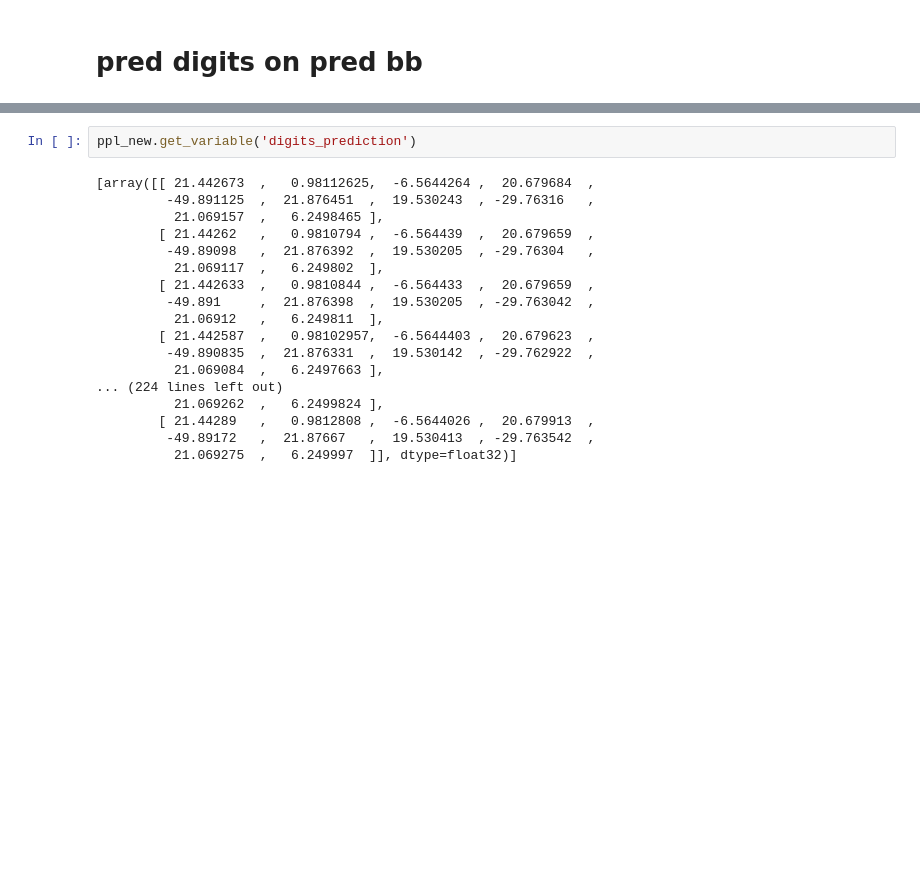
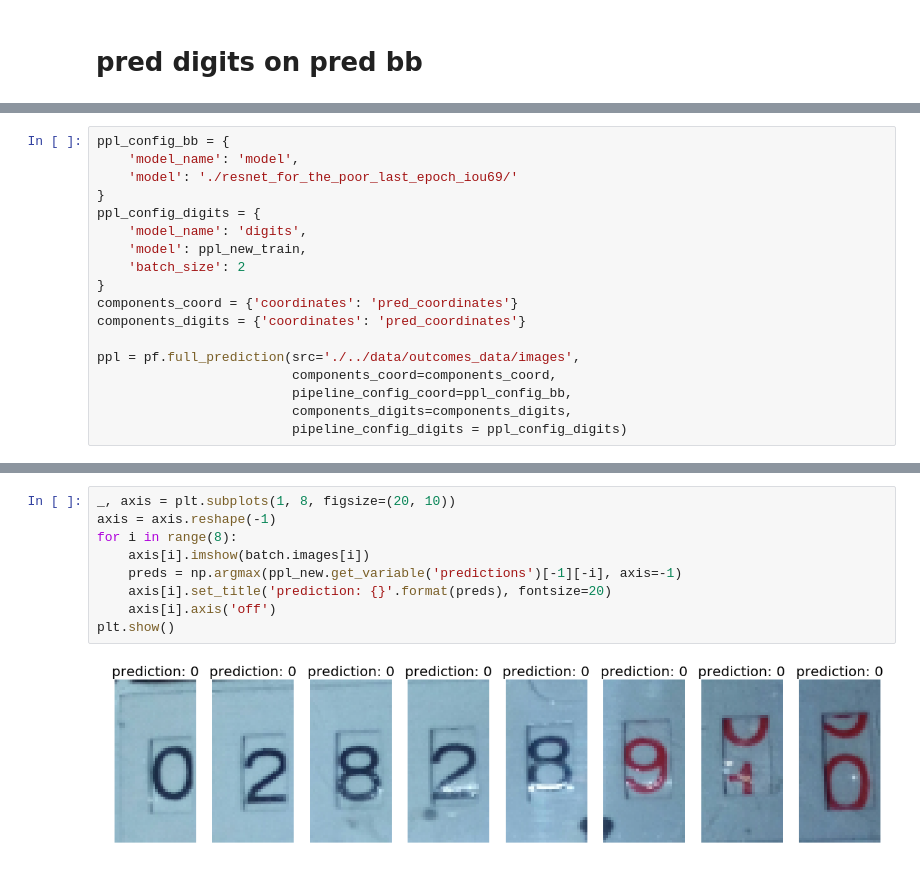
Before and after one commit to analysiscenter/meters, a Jupyter notebook: examples/Pipeline_factory_example.ipynb, the cells around one changed output, grey strips where cells are left out. Saved outputs shown, nothing was run; the diff lists cells and outputs as text; blank space fills up the shorter version.

```diff
--- a/examples/Pipeline_factory_example.ipynb
+++ b/examples/Pipeline_factory_example.ipynb
@@ -150 +245,19 @@ ppl = pf.simple_predict_numbers('model', './mobilenet_v2/', 'digits', ppl_new, s
+# %%
+ppl_config_bb = {
+    'model_name': 'model',
+    'model': './resnet_for_the_poor_last_epoch_iou69/'
+}
+ppl_config_digits = {
+    'model_name': 'digits',
+    'model': ppl_new_train,
+    'batch_size': 2
+}
+components_coord = {'coordinates': 'pred_coordinates'}
+components_digits = {'coordinates': 'pred_coordinates'}
+
+ppl = pf.full_prediction(src='./../data/outcomes_data/images',
+                         components_coord=components_coord,
+                         pipeline_config_coord=ppl_config_bb,
+                         components_digits=components_digits,
+                         pipeline_config_digits = ppl_config_digits)
 # %%
@@ -156,20 +268,11 @@ INFO:tensorflow:Restoring parameters from ./mobilenet_v2/model-45950
-# %%
-ppl_new.get_variable('digits_prediction')
-# %% [output]
-[array([[ 21.442673  ,   0.98112625,  -6.5644264 ,  20.679684  ,
-         -49.891125  ,  21.876451  ,  19.530243  , -29.76316   ,
-          21.069157  ,   6.2498465 ],
-        [ 21.44262   ,   0.9810794 ,  -6.564439  ,  20.679659  ,
-         -49.89098   ,  21.876392  ,  19.530205  , -29.76304   ,
-          21.069117  ,   6.249802  ],
-        [ 21.442633  ,   0.9810844 ,  -6.564433  ,  20.679659  ,
-         -49.891     ,  21.876398  ,  19.530205  , -29.763042  ,
-          21.06912   ,   6.249811  ],
-        [ 21.442587  ,   0.98102957,  -6.5644403 ,  20.679623  ,
-         -49.890835  ,  21.876331  ,  19.530142  , -29.762922  ,
-          21.069084  ,   6.2497663 ],
-... (224 lines left out)
-          21.069262  ,   6.2499824 ],
-        [ 21.44289   ,   0.9812808 ,  -6.5644026 ,  20.679913  ,
-         -49.89172   ,  21.87667   ,  19.530413  , -29.763542  ,
-          21.069275  ,   6.249997  ]], dtype=float32)]
+# %%
+_, axis = plt.subplots(1, 8, figsize=(20, 10))
+axis = axis.reshape(-1)
+for i in range(8):
+    axis[i].imshow(batch.images[i])
+    preds = np.argmax(ppl_new.get_variable('predictions')[-1][-i], axis=-1)
+    axis[i].set_title('prediction: {}'.format(preds), fontsize=20)
+    axis[i].axis('off')
+plt.show()
+# %% [output]
+[figure, added]
```
Also changed, not shown: parts of 50 cells of this notebook.
